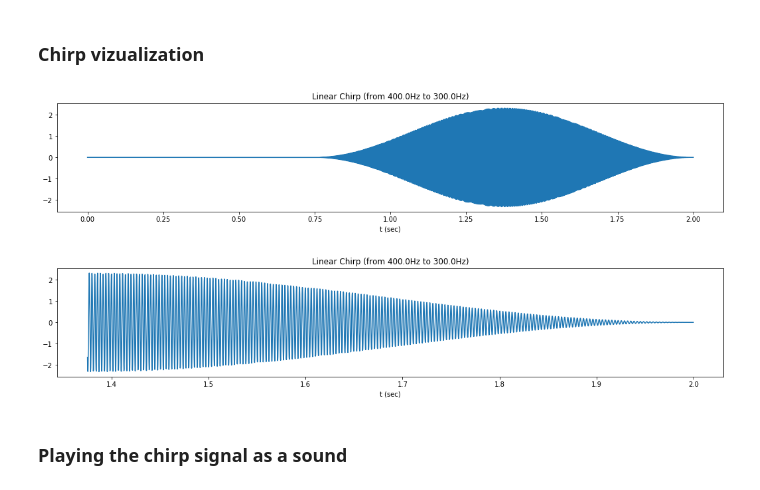
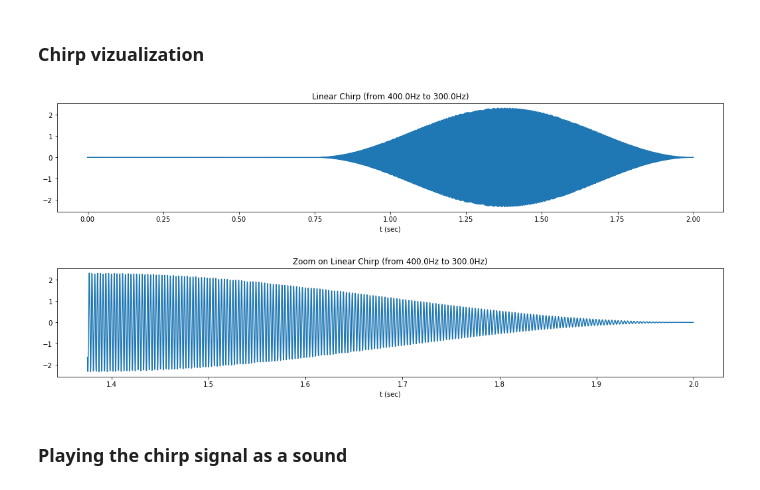
Before and after one commit to fchatelain/ExemplesFLO, a Jupyter notebook: denoising_chirp_Wiener_smoothing.ipynb, the cells around one changed output. Saved outputs shown, nothing was run; the diff lists cells and outputs as text; code cells hidden in the pictures.

```diff
--- a/denoising_chirp_Wiener_smoothing.ipynb
+++ b/denoising_chirp_Wiener_smoothing.ipynb
@@ -39,20 +39,20 @@ sig_chirp[istart:istart+chirp_len]= w
 # %%
 
 plt.figure(num=1,figsize=(18, 3))
 plt.plot(t, sig_chirp)
 plt.title("Linear Chirp (from {}Hz to {}Hz)".format(f0,f1) )
 plt.xlabel('t (sec)')
 plt.show()
 # zoom on the chirp part
 plt.figure(num=2,figsize=(18, 3))
 indplot= np.arange((chirp_len*1/2).astype(int),chirp_len) # plot only a piece of the chirp
 plt.plot(t[indplot+istart], sig_chirp[indplot+istart])
-plt.title("Linear Chirp (from {}Hz to {}Hz)".format(f0,f1) )
+plt.title("Zoom on Linear Chirp (from {}Hz to {}Hz)".format(f0,f1) )
 plt.xlabel('t (sec)')
 plt.show()
 # %% [output]
 [figure]
-[figure, old version]
+[figure, new version]
 # %% [markdown]
 ### Playing the chirp signal as a sound
 # %%
```
Also changed, not shown: parts of 4 cells of this notebook.
